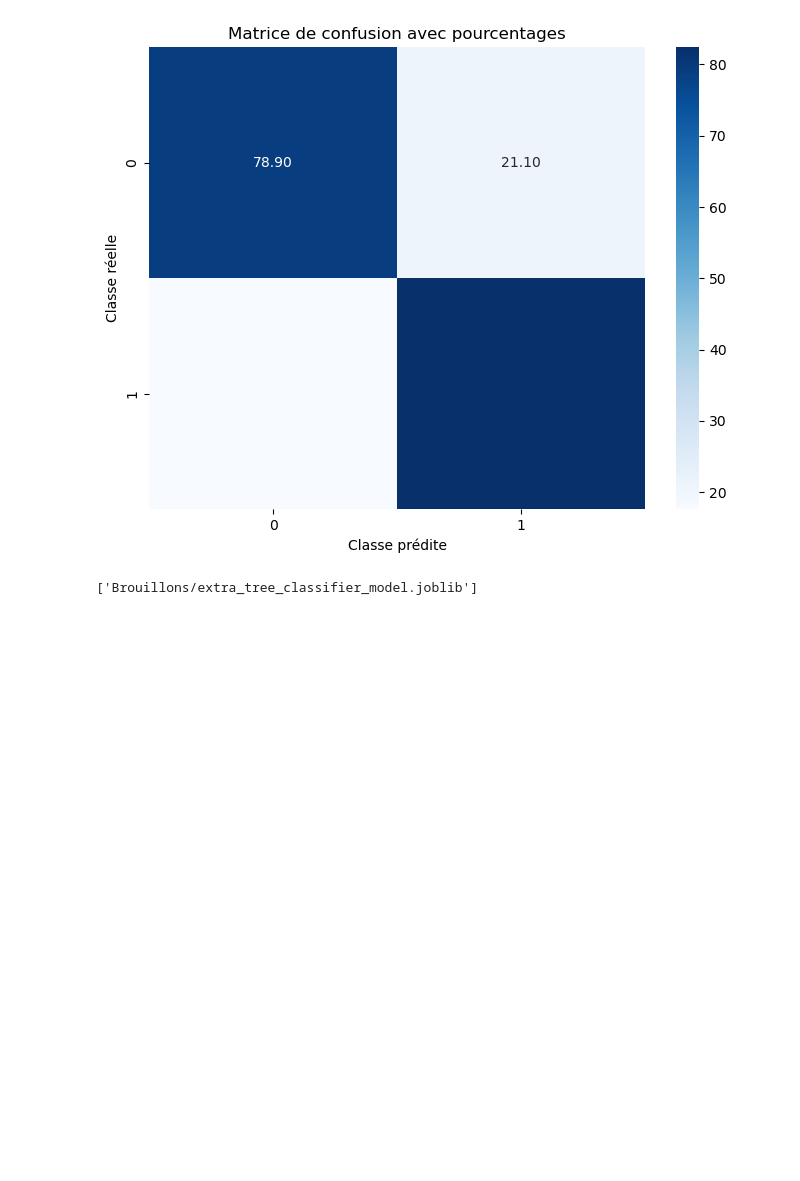
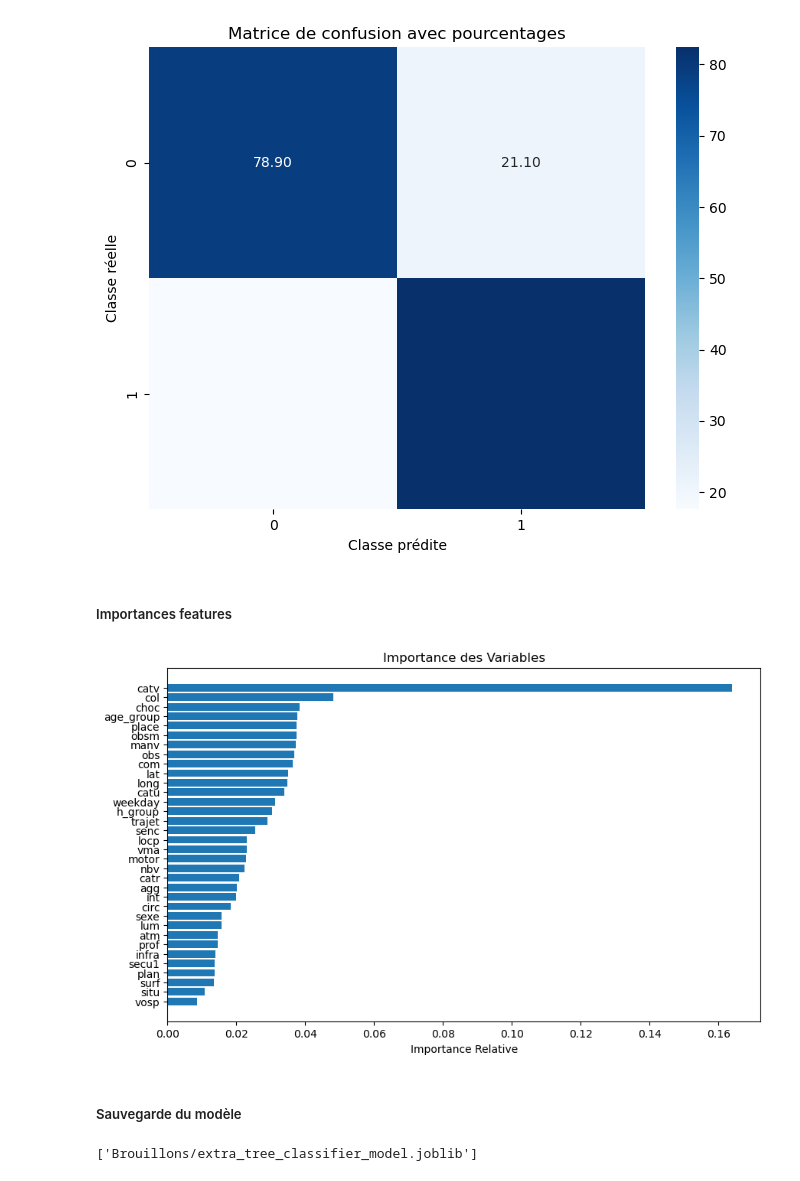
Before and after one commit to Famboupe/Projet_accidents_routiers, a Jupyter notebook: 4_modelisation_.ipynb, the cells around one changed output. Cells and saved outputs as stored; diff of their text form; code cells hidden in the pictures; blank space fills up the shorter version.

```diff
--- a/4_modelisation_.ipynb
+++ b/4_modelisation_.ipynb
@@ -297,6 +372,24 @@ Matrice de confusion :
  [[30054  8037]
  [ 9360 43835]]
 [figure]
+# %% [markdown]
+##### Importances features
+# %%
+features = X_train.columns
+
+importances_et = et_clf.feature_importances_
+indices_et = np.argsort(importances_et)
+
+plt.figure(figsize=(10, 6))
+plt.title("Importance des Variables")
+plt.barh(range(len(indices_et)), importances_et[indices_et], align="center")
+plt.yticks(range(len(indices_et)), [features[i] for i in indices_et])
+plt.xlabel('Importance Relative')
+plt.show()
+# %% [output]
+[figure, added]
+# %% [markdown]
+##### Sauvegarde du modèle
 # %%
 # Sauvegarder le modèle
 joblib.dump(et_clf, 'Brouillons/extra_tree_classifier_model.joblib')
```
Also changed, not shown: parts of 55 cells of this notebook, 4 other files.
